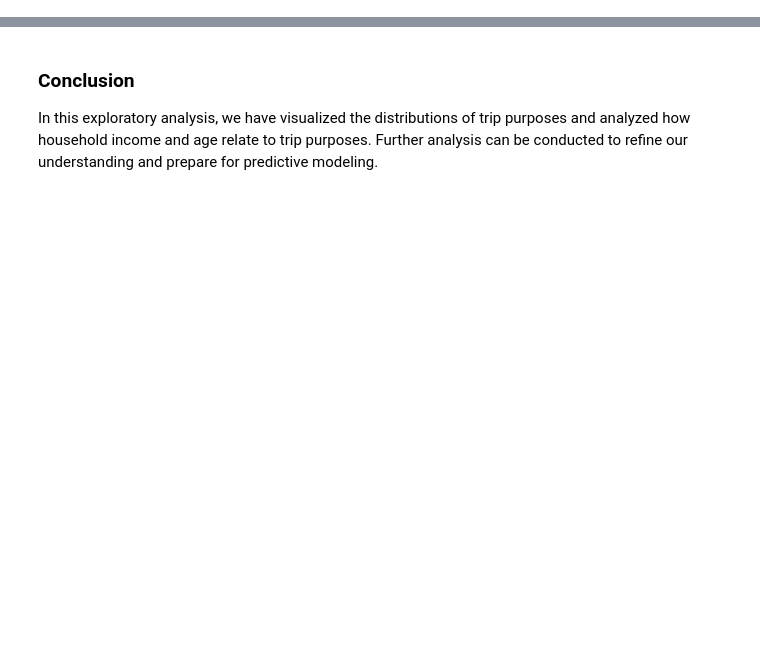
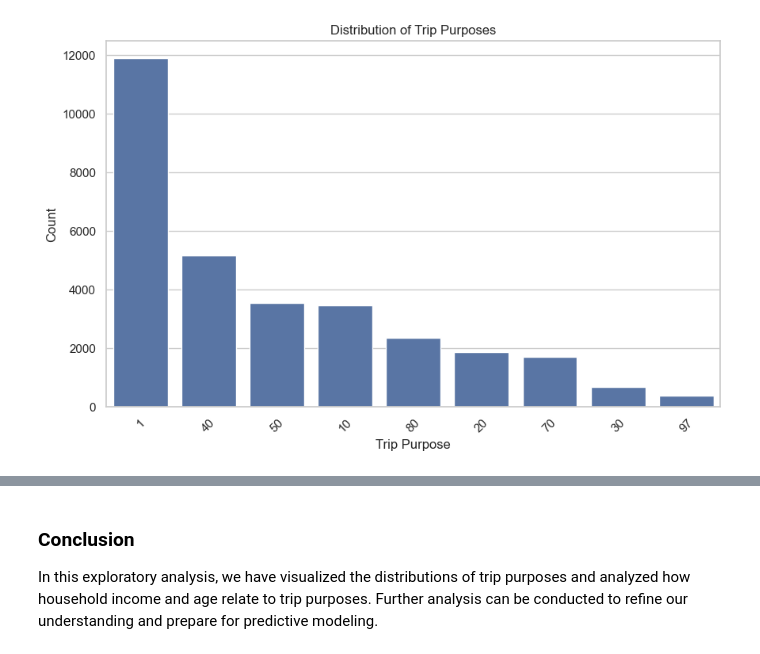
Before and after one commit to Xerconia/Transitlytics, a Jupyter notebook: notebooks/exploratory_analysis.ipynb, the cells around one changed output, grey strips where cells are left out. Cells and saved outputs as stored; diff of their text form; code cells hidden in the pictures; blank space fills up the shorter version.

```diff
--- a/notebooks/exploratory_analysis.ipynb
+++ b/notebooks/exploratory_analysis.ipynb
@@ -10,12 +5,39 @@ sns.set(style='whitegrid')
+# %%
+import pandas as pd
+import numpy as np
+import matplotlib.pyplot as plt
+import seaborn as sn  # Set visualisation style
+import sys
+import os
+
+# Add the 'src' folder to sys.path
+sys.path.append(os.path.abspath(os.path.join(os.getcwd(), '..', 'src')))
+
+# Import helper functions
+from utils.helpers import load_data, save_data, encode_categorical, split_data
+
+# Import specific functions from other src files
+from feature_engineering import extract_features, prepare_data
+from model_evaluation import evaluate_model, print_evaluation_results
+
+# Set visualisation style
+sn.set_theme(style='whitegrid')
 # %%
 # Load the datasets
-household_data = pd.read_csv('../data/processed/household_data.csv')
-person_data = pd.read_csv('../data/processed/person_data.csv')
-trip_data = pd.read_csv('../data/processed/trip_data.csv')
+household = load_data("../dataset/raw/hhv2pub.csv")
+longDistanceTravel = load_data("../dataset/raw/ldtv2pub.csv")
+person = load_data("../dataset/raw/perv2pub.csv")
+trip = load_data("../dataset/raw/tripv2pub.csv")
+vehicle = load_data("../dataset/raw/vehv2pub.csv")
+
 # Display the first few rows of each dataset
 print('Household Data:')
-display(household_data.head())
+display(household)
+print('Long Distance Travel Data:')
+display(longDistanceTravel.head())
 print('Person Data:')
-display(person_data.head())
+display(person.head())
 print('Trip Data:')
-display(trip_data.head())
+display(trip.head())
+print('Vehicle Data:')
+display(vehicle.head())
@@ -33,12 +133,14 @@ print(missing_trip[missing_trip > 0])
 # %%
 # Visualize the distribution of trip purposes
 plt.figure(figsize=(10, 6))
-sns.countplot(data=trip_data, x='trip_purpose', order=trip_data['trip_purpose'].value_counts().index)
+sn.countplot(data=trip, x='WHYTRP1S', order=trip['WHYTRP1S'].value_counts().index)
 plt.title('Distribution of Trip Purposes')
 plt.xlabel('Trip Purpose')
 plt.ylabel('Count')
 plt.xticks(rotation=45)
 plt.show()
+# %% [output]
+[figure, added]
 # %%
 # Analyze the relationship between household income and trip purpose
 plt.figure(figsize=(12, 6))
```
Also changed, not shown: parts of 5 cells of this notebook, 1 other file.
